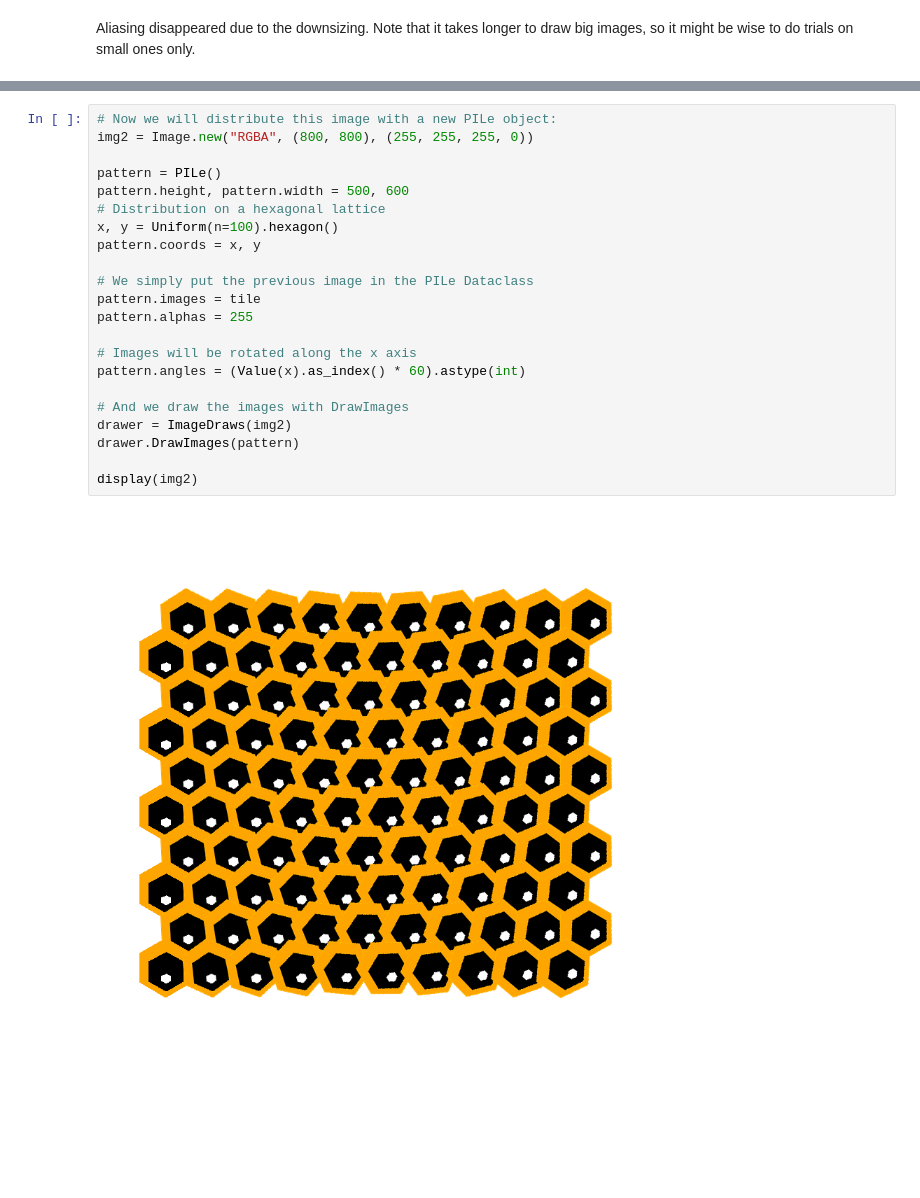
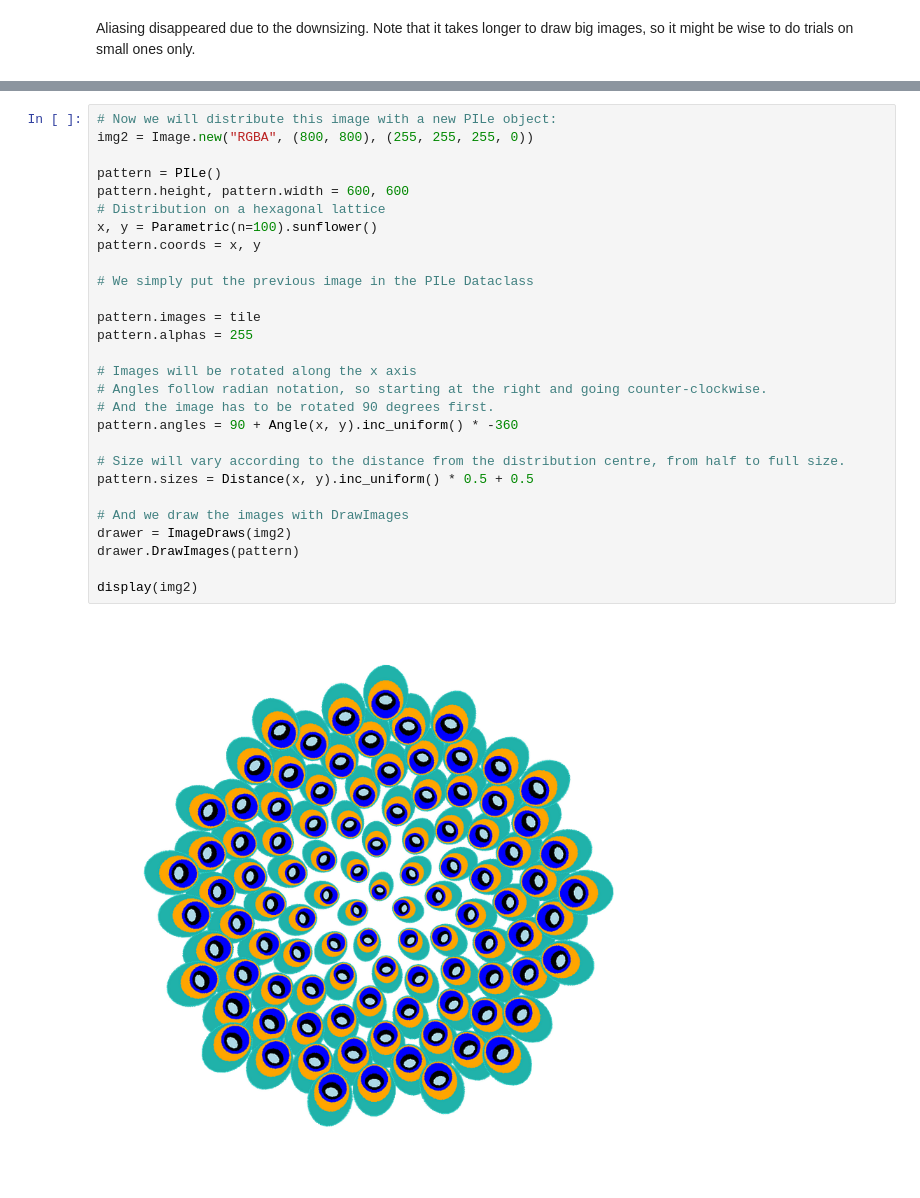
Before and after one commit to Sylvain-Rama/PILes, a Jupyter notebook: docs/PILes - Examples.ipynb, the cells around one changed output, grey strips where cells are left out. Saved outputs shown, nothing was run; the diff lists cells and outputs as text; blank space fills up the shorter version.

```diff
--- a/docs/PILes - Examples.ipynb
+++ b/docs/PILes - Examples.ipynb
@@ -459,24 +463,30 @@ display(tile)
 # %%
 # Now we will distribute this image with a new PILe object:
 img2 = Image.new("RGBA", (800, 800), (255, 255, 255, 0))
 
 pattern = PILe()
-pattern.height, pattern.width = 500, 600
+pattern.height, pattern.width = 600, 600
 # Distribution on a hexagonal lattice
-x, y = Uniform(n=100).hexagon()
+x, y = Parametric(n=100).sunflower()
 pattern.coords = x, y
 
 # We simply put the previous image in the PILe Dataclass
+
 pattern.images = tile
 pattern.alphas = 255
 
 # Images will be rotated along the x axis
-pattern.angles = (Value(x).as_index() * 60).astype(int)
+# Angles follow radian notation, so starting at the right and going counter-clockwise.
+# And the image has to be rotated 90 degrees first.
+pattern.angles = 90 + Angle(x, y).inc_uniform() * -360
+
+# Size will vary according to the distance from the distribution centre, from half to full size.
+pattern.sizes = Distance(x, y).inc_uniform() * 0.5 + 0.5
 
 # And we draw the images with DrawImages
 drawer = ImageDraws(img2)
 drawer.DrawImages(pattern)
 
 display(img2)
 # %% [output]
-[figure, old version]
+[figure, new version]
```
Also changed, not shown: parts of 4 cells of this notebook.
